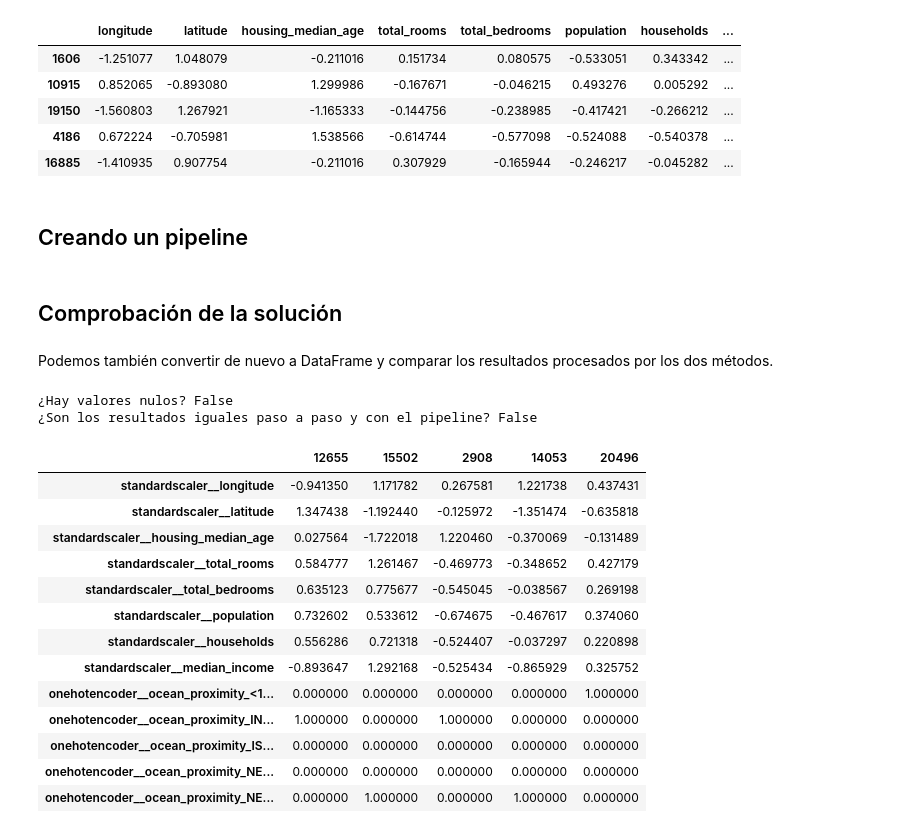
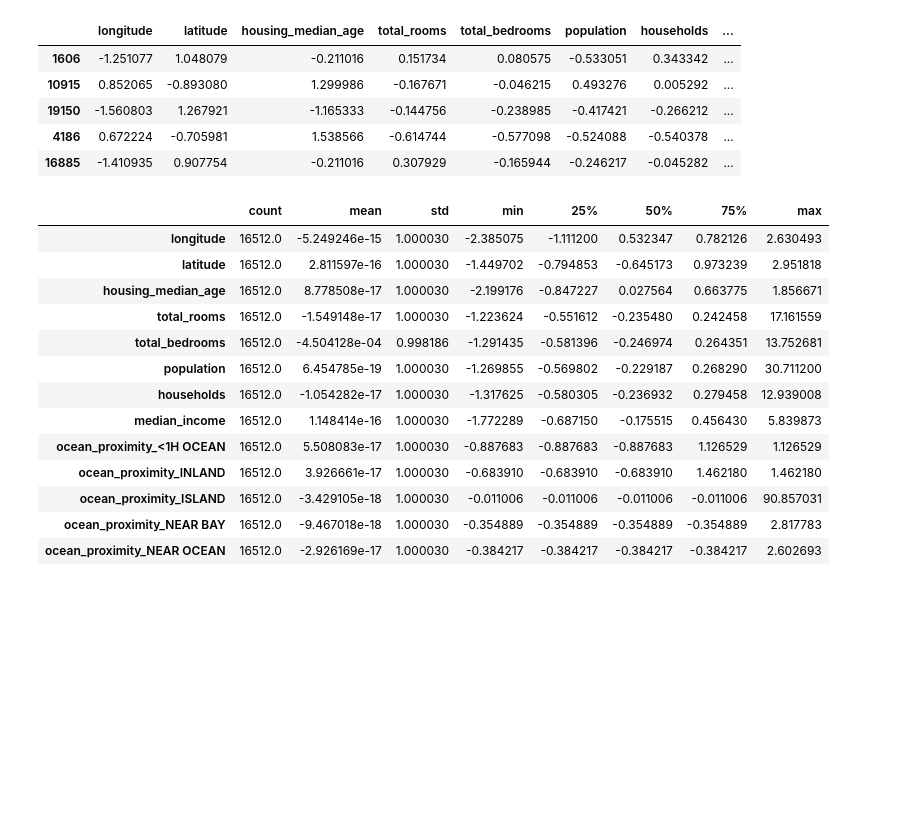
Before and after one commit to Socramer6588/pia23, a Jupyter notebook: KNN_EXAMEN.ipynb, the cells around one changed output. Drawn from its saved outputs; the diff is of its cells as text; code cells hidden in the pictures; blank space fills up the shorter version.

Commit message:
Update Housing

```diff
--- a/KNN_EXAMEN.ipynb
+++ b/KNN_EXAMEN.ipynb
@@ -169,5 +169,3 @@ X_train_imputed_a.loc[null_rows_idx].head() # visualizamos las filas que tenían
 | 19150 | -1.560803 | 1.267921 | -1.165333 | -0.144756 | -0.238985 | -0.417421 | -0.266212 | ... |
 | 4186 | 0.672224 | -0.705981 | 1.538566 | -0.614744 | -0.577098 | -0.524088 | -0.540378 | ... |
 | 16885 | -1.410935 | 0.907754 | -0.211016 | 0.307929 | -0.165944 | -0.246217 | -0.045282 | ... |
-# %% [markdown]
-## Creando un pipeline
@@ -182,33 +172,17 @@ X_train_imputed_b = pipeline.fit_transform(X_train) # Aplicamos el pipeline a lo
-# %% [markdown]
-## Comprobación de la solución
-# %% [markdown]
-Podemos también convertir de nuevo a DataFrame y comparar los resultados procesados por los dos métodos.
-# %%
-X_train_imputed_b = pd.DataFrame( # convertimos el resultado a DataFrame
-    X_train_imputed_b,
-    columns=transformer1.get_feature_names_out(), index=X_train.index)
-    #columns=X_train_imputed_a.keys(), index=X_train.index)
-
-print("¿Hay valores nulos?", X_train_imputed_b.isna().any().any()) # Verificamos que no hay valores nulos
-
-# Comprobamos que X_train_imputed_a y X_train_imputed_b son iguales
-print("¿Son los resultados iguales paso a paso y con el pipeline?",(X_train_imputed_a.values==X_train_imputed_b.values).all())
-
-X_train_imputed_b.head().T
-# %% [output]
-¿Hay valores nulos? False
-¿Son los resultados iguales paso a paso y con el pipeline? False
-|  | 12655 | 15502 | 2908 | 14053 | 20496 |
-| standardscaler__longitude | -0.941350 | 1.171782 | 0.267581 | 1.221738 | 0.437431 |
-| standardscaler__latitude | 1.347438 | -1.192440 | -0.125972 | -1.351474 | -0.635818 |
-| standardscaler__housing_median_age | 0.027564 | -1.722018 | 1.220460 | -0.370069 | -0.131489 |
-| standardscaler__total_rooms | 0.584777 | 1.261467 | -0.469773 | -0.348652 | 0.427179 |
-| standardscaler__total_bedrooms | 0.635123 | 0.775677 | -0.545045 | -0.038567 | 0.269198 |
-| standardscaler__population | 0.732602 | 0.533612 | -0.674675 | -0.467617 | 0.374060 |
-| standardscaler__households | 0.556286 | 0.721318 | -0.524407 | -0.037297 | 0.220898 |
-| standardscaler__median_income | -0.893647 | 1.292168 | -0.525434 | -0.865929 | 0.325752 |
-| onehotencoder__ocean_proximity_<1... | 0.000000 | 0.000000 | 0.000000 | 0.000000 | 1.000000 |
-| onehotencoder__ocean_proximity_IN... | 1.000000 | 0.000000 | 1.000000 | 0.000000 | 0.000000 |
-| onehotencoder__ocean_proximity_IS... | 0.000000 | 0.000000 | 0.000000 | 0.000000 | 0.000000 |
-| onehotencoder__ocean_proximity_NE... | 0.000000 | 0.000000 | 0.000000 | 0.000000 | 0.000000 |
-| onehotencoder__ocean_proximity_NE... | 0.000000 | 1.000000 | 0.000000 | 1.000000 | 0.000000 |
+# %%
+X_train_imputed_a.describe().T
+# %% [output]
+|  | count | mean | std | min | 25% | 50% | 75% | max |
+| longitude | 16512.0 | -5.249246e-15 | 1.000030 | -2.385075 | -1.111200 | 0.532347 | 0.782126 | 2.630493 |
+| latitude | 16512.0 | 2.811597e-16 | 1.000030 | -1.449702 | -0.794853 | -0.645173 | 0.973239 | 2.951818 |
+| housing_median_age | 16512.0 | 8.778508e-17 | 1.000030 | -2.199176 | -0.847227 | 0.027564 | 0.663775 | 1.856671 |
+| total_rooms | 16512.0 | -1.549148e-17 | 1.000030 | -1.223624 | -0.551612 | -0.235480 | 0.242458 | 17.161559 |
+| total_bedrooms | 16512.0 | -4.504128e-04 | 0.998186 | -1.291435 | -0.581396 | -0.246974 | 0.264351 | 13.752681 |
+| population | 16512.0 | 6.454785e-19 | 1.000030 | -1.269855 | -0.569802 | -0.229187 | 0.268290 | 30.711200 |
+| households | 16512.0 | -1.054282e-17 | 1.000030 | -1.317625 | -0.580305 | -0.236932 | 0.279458 | 12.939008 |
+| median_income | 16512.0 | 1.148414e-16 | 1.000030 | -1.772289 | -0.687150 | -0.175515 | 0.456430 | 5.839873 |
+| ocean_proximity_<1H OCEAN | 16512.0 | 5.508083e-17 | 1.000030 | -0.887683 | -0.887683 | -0.887683 | 1.126529 | 1.126529 |
+| ocean_proximity_INLAND | 16512.0 | 3.926661e-17 | 1.000030 | -0.683910 | -0.683910 | -0.683910 | 1.462180 | 1.462180 |
+| ocean_proximity_ISLAND | 16512.0 | -3.429105e-18 | 1.000030 | -0.011006 | -0.011006 | -0.011006 | -0.011006 | 90.857031 |
+| ocean_proximity_NEAR BAY | 16512.0 | -9.467018e-18 | 1.000030 | -0.354889 | -0.354889 | -0.354889 | -0.354889 | 2.817783 |
+| ocean_proximity_NEAR OCEAN | 16512.0 | -2.926169e-17 | 1.000030 | -0.384217 | -0.384217 | -0.384217 | -0.384217 | 2.602693 |
```
Also changed, not shown: parts of 1 cell of this notebook, 2 other files.
